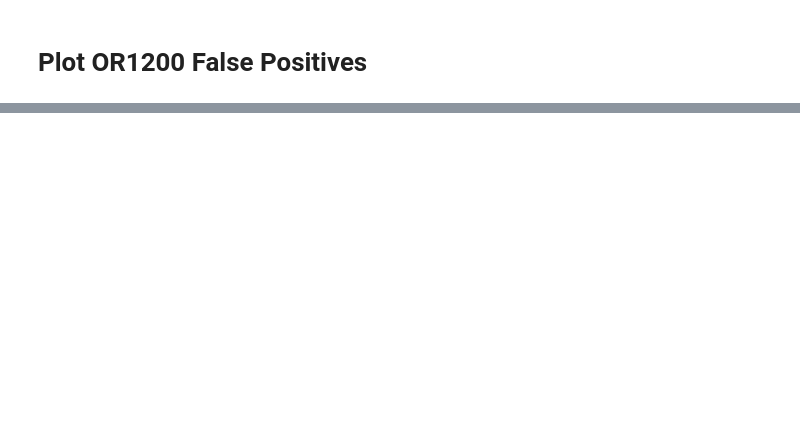
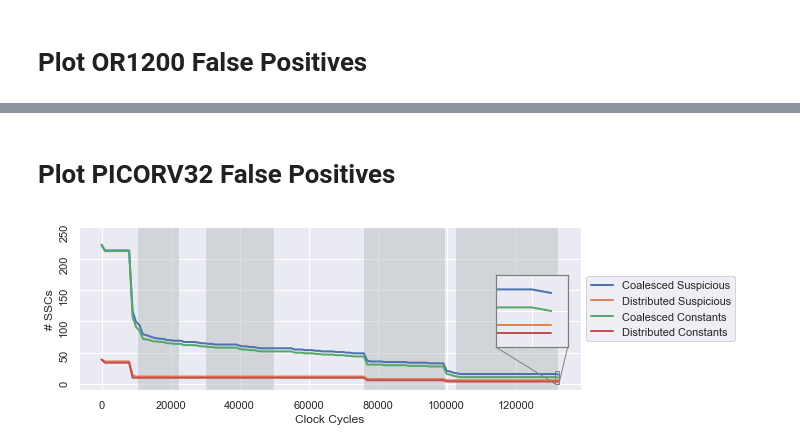
Before and after one commit to timothytrippel/bomberman, a Jupyter notebook: circuits/plots/exp_002_false_positives_multi_plot.ipynb, the cells around one changed output, grey strips where cells are left out. Cells and saved outputs as stored; diff of their text form; code cells hidden in the pictures; blank space fills up the shorter version.

```diff
--- a/circuits/plots/exp_002_false_positives_multi_plot.ipynb
+++ b/circuits/plots/exp_002_false_positives_multi_plot.ipynb
@@ -19,6 +19,10 @@ mal_uart_data_dir    = '/Users/ti27457/Repos/ttb/circuits/uart/mal_16bytes'
 # OR1200
 tjfree_or1200_data_dir = '/Users/ti27457/Repos/ttb/circuits/or1200/tjfree_combined'
 mal_or1200_data_dir    = '/Users/ti27457/Repos/ttb/circuits/or1200/mal_combined'
+
+# PICORV32
+tjfree_picorv32_data_dir = '/Users/ti27457/Repos/ttb/circuits/picorv32'
+mal_picorv32_data_dir    = '/Users/ti27457/Repos/ttb/circuits/picorv32'
 # %% [markdown]
 # Plot Settings
 # %%
@@ -374,0 +375,66 @@ if OR1200_SAVE_AS_PDF:
+# %% [markdown]
+# Plot PICORV32 False Positives
+# %%
+# Define Design Characteristics
+picorv32_clk_period    = 10000
+# picorv32_epochs        = [0, 9112, 9335, 9458, 9634, 10039, 10972, 11909, 12842, 13847, 16082, 18389, 19173, 19993, 20843, 21646, 22506, 24551, 27359, 29582, 30347, 31097, 31757, 32392, 34233, 35180, 36128, 37120, 39157, 41774, 44261, 46280, 48383, 51450, 53974, 56061, 58762, 64181, 70256, 76298, 80204, 80833, 81484, 83321, 83969, 84155, 84214, 84669, 110391]
+# picorv32_epochs        = [0, 103183, 128433, 132297]
+picorv32_epochs        = [0, 10308, 22324, 29980, 49939, 75850, 99600, 102410, 132162]
+picorv32_epochs_scaled = map(lambda x: x * picorv32_clk_period, picorv32_epochs)
+picorv32_ylim          = 250
+picorv32_cycle_epochs  = map(lambda x: float(x) / float(picorv32_clk_period), picorv32_epochs)
+
+# Load Data
+picorv32_tjfree_df = load_data_df_wf(tjfree_picorv32_data_dir, picorv32_clk_period, 'picorv32')
+picorv32_mal_df    = load_data_df_wf(tjfree_picorv32_data_dir, picorv32_clk_period, 'picorv32')
+
+# Create Main Plot
+ax = plot_ttt_timeseries(picorv32_clk_period, \
+                         picorv32_epochs_scaled, \
+                         picorv32_ylim, \
+                         picorv32_tjfree_df, \
+                         picorv32_mal_df)
+
+# ============================================================================================================
+# Create Zoom-in Inset 1
+# axins = zoomed_inset_axes(ax, 6, loc=2, bbox_to_anchor=(280, 230)) # zoom = 2
+axins = inset_axes(ax, 1, 1, loc=3, bbox_to_anchor=(0.76, 0.3), bbox_transform=ax.figure.transFigure) # stretch, no zoom
+sns.lineplot(x="Time", y="Total Malicious Coalesced TTTs",   data=picorv32_mal_df, ax=axins, linewidth=LINE_WIDTH)
+sns.lineplot(x="Time", y="Total Malicious Distributed TTTs", data=picorv32_mal_df, ax=axins, linewidth=LINE_WIDTH)
+sns.lineplot(x="Time", y="Coalesced Constants",              data=picorv32_mal_df, ax=axins, linewidth=LINE_WIDTH)
+sns.lineplot(x="Time", y="Distributed Constants",            data=picorv32_mal_df, ax=axins, linewidth=LINE_WIDTH)
+
+# Add Line Separators
+shade = True
+for i in range(0, len(picorv32_epochs[0:-1])):
+    x_coord      = picorv32_epochs[i]
+    next_x_coord = picorv32_epochs[i+1]
+#     plt.axvline(x=(x_coord), color='0.1', linestyle='--', alpha=.5)
+    if shade:
+        axins.fill_between([x_coord, next_x_coord], -10, picorv32_ylim, facecolor='#bac0c2', alpha=0.5)
+    shade = not shade
+
+# Format Inset
+x1, x2, y1, y2 = 131500, 132500, 0, 20
+axins.set_xlim(x1, x2)
+axins.set_ylim(y1, y2)
+axins.set_frame_on(True)
+axins.set_xlabel('')
+axins.set_ylabel('')
+plt.xticks(visible=False)
+plt.yticks(visible=False)
+mark_inset(ax, axins, loc1=3, loc2=4, fc="none", ec="0.5")
+plt.setp(axins.spines.values(), color='0.5')
+plt.setp([axins.get_xticklines(), axins.get_yticklines()], color='0.5')
+
+# ============================================================================================================
+# Create Legend
+legend_labels = ['Coalesced Suspicious','Distributed Suspicious','Coalesced Constants','Distributed Constants']
+ax.legend(legend_labels, loc='center left', bbox_to_anchor=(1, 0.5))
+# ax.legend(legend_labels, loc='upper center', bbox_to_anchor=(0.35, 1))
+
+# Save as PDF
+if PICORV32_SAVE_AS_PDF:
+    plt.savefig(PICORV32_PDF_FILENAME, format='pdf', bbox_inches='tight', transparent=False)
+# %% [output]
+[figure, added]
```
Also changed, not shown: parts of 4 cells of this notebook, 7 other files.
